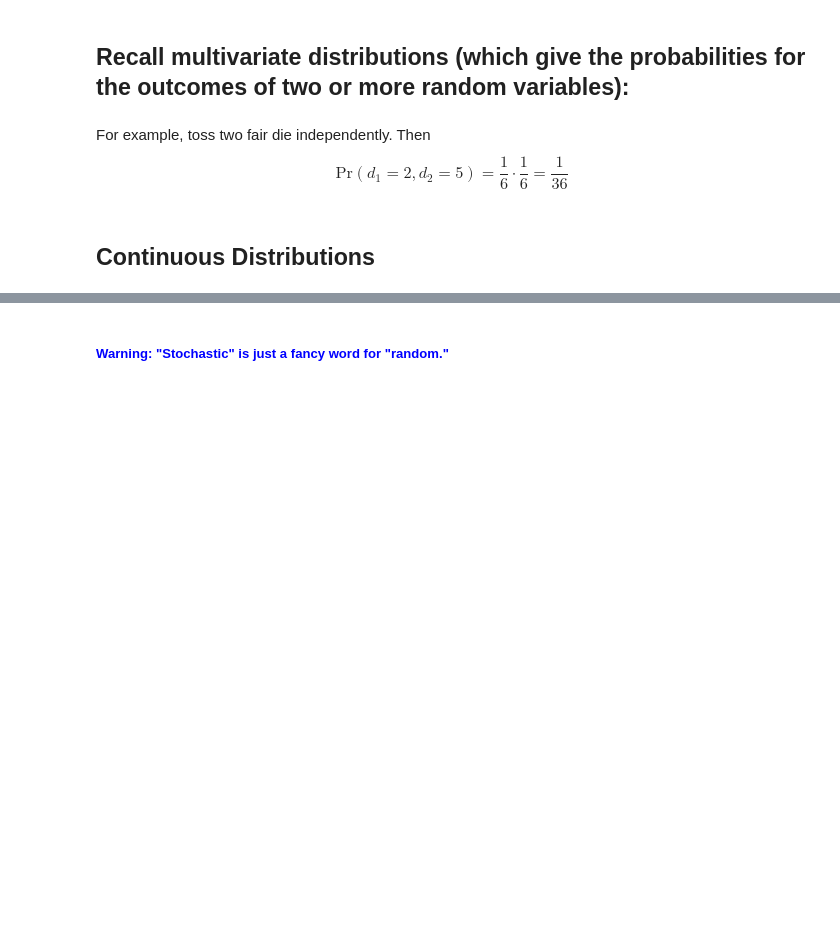
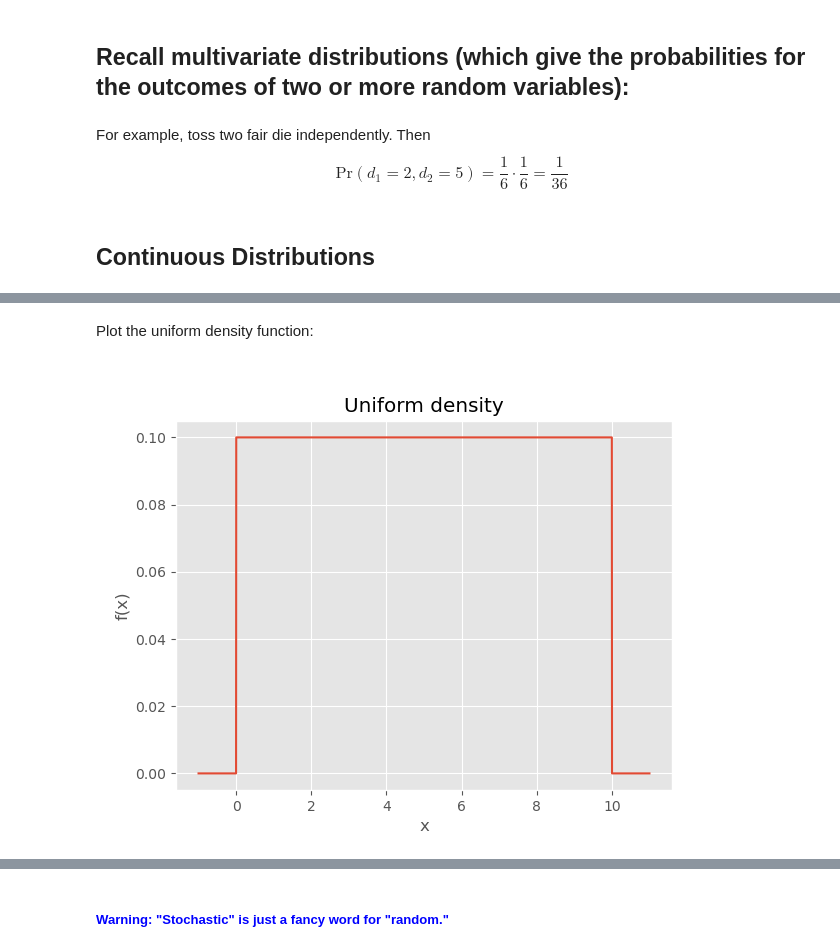
Before and after one commit to mettinger/python, a Jupyter notebook: interviewKickstart/interviewKickstart.ipynb, the cells around one changed output, grey strips where cells are left out. Drawn from its saved outputs; the diff is of its cells as text; code cells hidden in the pictures; blank space fills up the shorter version.

```diff
--- a/interviewKickstart/interviewKickstart.ipynb
+++ b/interviewKickstart/interviewKickstart.ipynb
@@ -127,0 +147,17 @@ For example, toss two fair die independently.  Then $$\text{Pr}(d_1 = 2, d_2 = 5
+# %% [markdown]
+Plot the uniform density function:
+# %%
+a = 0
+b = 10
+
+x = np.linspace(a - 1, b + 1, 5000)
+uniformDensity = scipy.stats.uniform.pdf(x, loc=a, scale = b - a)
+
+plt.figure()
+plt.plot(x, uniformDensity)
+plt.title('Uniform density')
+plt.xlabel('x')
+plt.ylabel('f(x)')
+plt.show()
+# %% [output]
+[figure, added]
```
Also changed, not shown: parts of 22 cells of this notebook.
